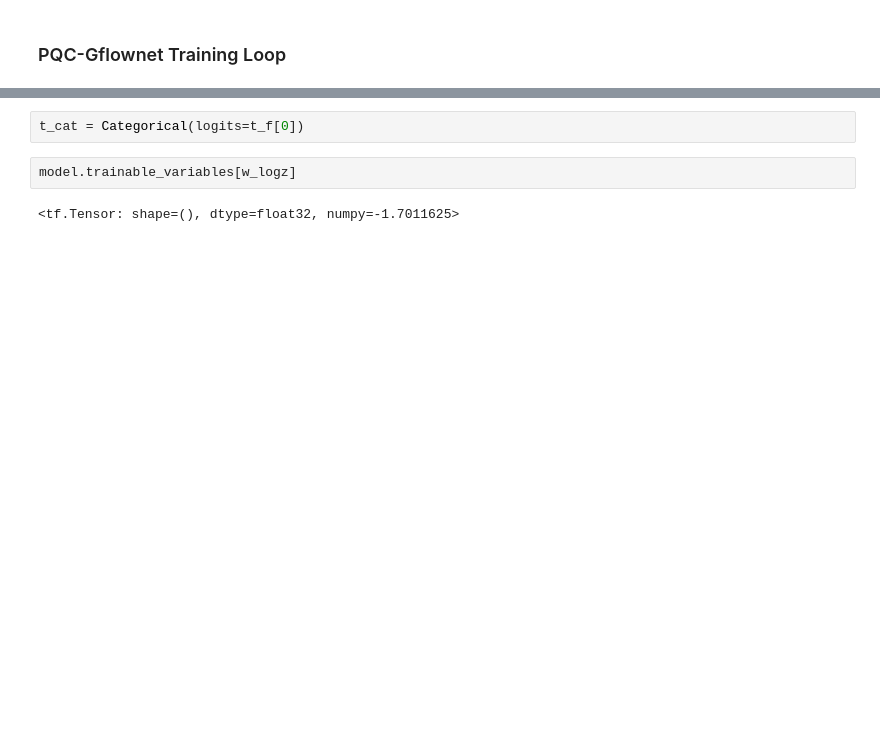
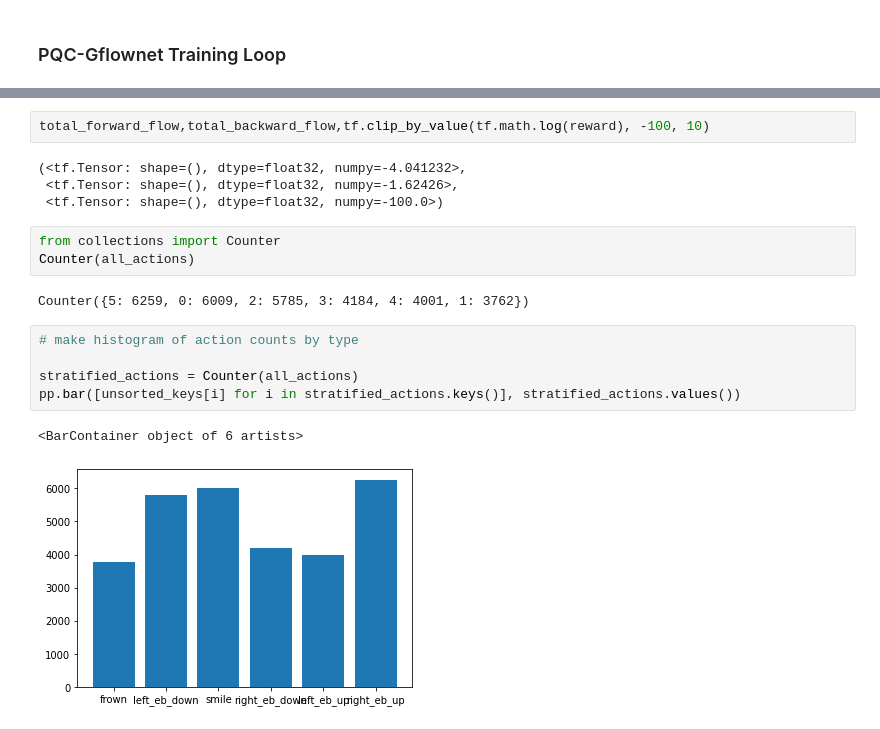
Before and after one commit to elilaird/quantum-gflownets, a Jupyter notebook: quantum-gflownets.ipynb, the cells around one changed output, grey strips where cells are left out. Saved outputs shown, nothing was run; the diff lists cells and outputs as text; blank space fills up the shorter version.

Commit message:
tweaks and tests; model maximizes reward

```diff
--- a/quantum-gflownets.ipynb
+++ b/quantum-gflownets.ipynb
@@ -577,6 +442,19 @@ array([ 0.0944984 , -0.09164103,  0.07827054, -0.08733615,  0.09509493,
-# %%
-t_cat = Categorical(logits=t_f[0])
-# %%
-model.trainable_variables[w_logz]
-# %% [output]
-<tf.Tensor: shape=(), dtype=float32, numpy=-1.7011625>
+# %%
+total_forward_flow,total_backward_flow,tf.clip_by_value(tf.math.log(reward), -100, 10)
+# %% [output]
+(<tf.Tensor: shape=(), dtype=float32, numpy=-4.041232>,
+ <tf.Tensor: shape=(), dtype=float32, numpy=-1.62426>,
+ <tf.Tensor: shape=(), dtype=float32, numpy=-100.0>)
+# %%
+from collections import Counter
+Counter(all_actions)
+# %% [output]
+Counter({5: 6259, 0: 6009, 2: 5785, 3: 4184, 4: 4001, 1: 3762})
+# %%
+# make histogram of action counts by type
+
+stratified_actions = Counter(all_actions)
+pp.bar([unsorted_keys[i] for i in stratified_actions.keys()], stratified_actions.values())
+# %% [output]
+<BarContainer object of 6 artists>
+[figure, added]
```
Also changed, not shown: parts of 34 cells of this notebook, 1 other file.
